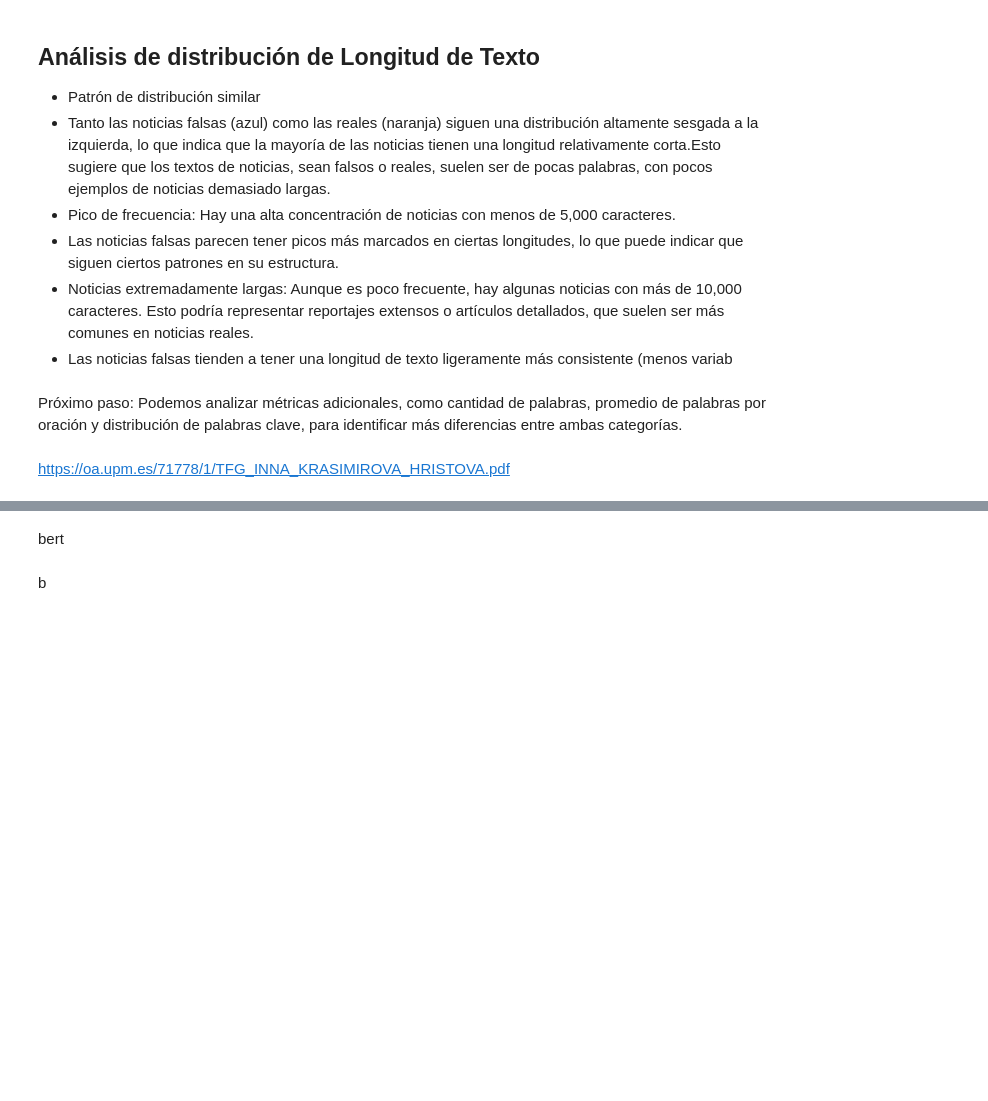
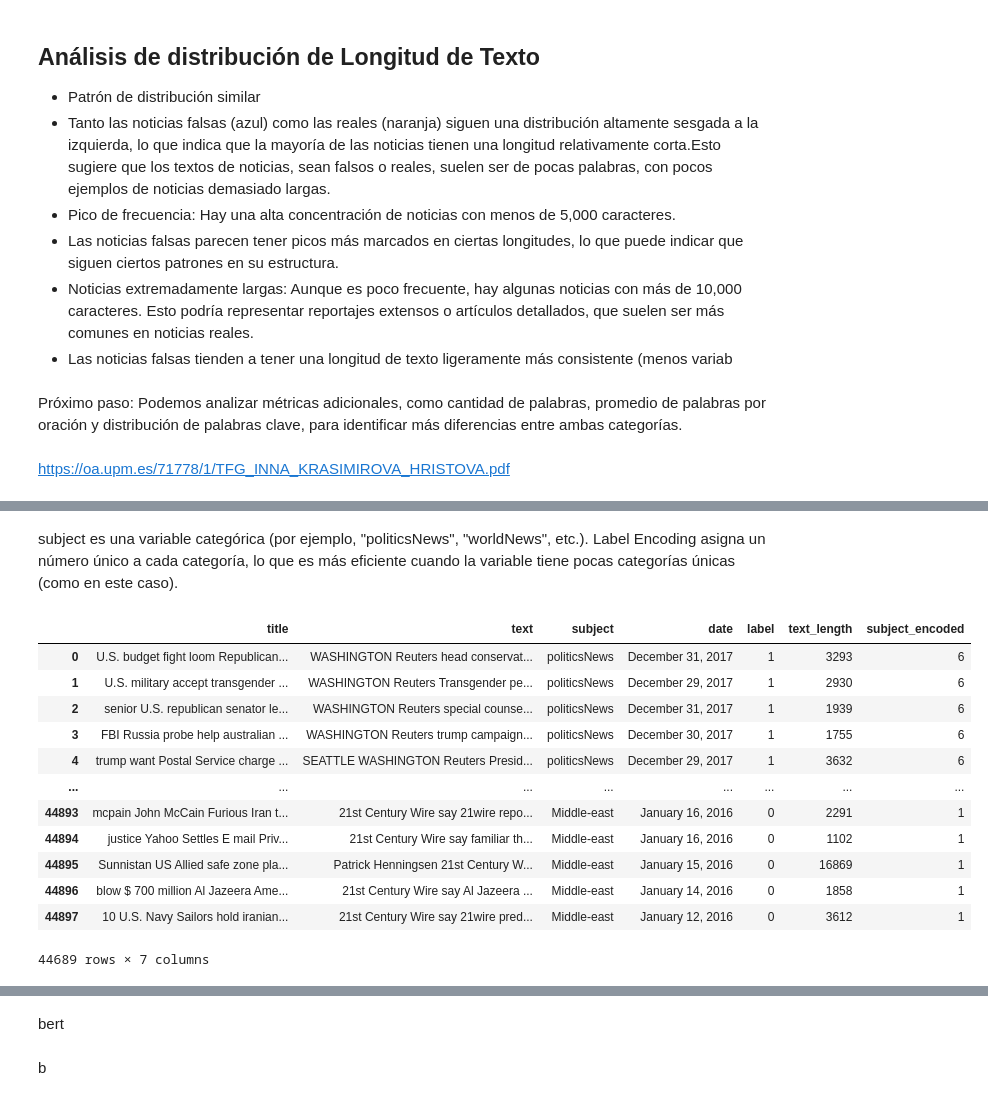
Before and after one commit to IsabelRomoBru/proyecto_machine_learning_Fake_News, a Jupyter notebook: notebooks/EDA.ipynb, the cells around one changed output, grey strips where cells are left out. Drawn from its saved outputs; the diff is of its cells as text; code cells hidden in the pictures; blank space fills up the shorter version.

```diff
--- a/notebooks/EDA.ipynb
+++ b/notebooks/EDA.ipynb
@@ -359,0 +428,19 @@ TfidfVectorizer(max_features=5000, ngram_range=(1,2), stop_words='english')
+# %% [markdown]
+subject es una variable categórica (por ejemplo, "politicsNews", "worldNews", etc.).
+Label Encoding asigna un número único a cada categoría, lo que es más eficiente cuando la variable tiene pocas categorías únicas (como en este caso).
+# %%
+data
+# %% [output]
+|  | title | text | subject | date | label | text_length | subject_encoded |
+| 0 | U.S. budget fight loom Republican... | WASHINGTON Reuters head conservat... | politicsNews | December 31, 2017 | 1 | 3293 | 6 |
+| 1 | U.S. military accept transgender ... | WASHINGTON Reuters Transgender pe... | politicsNews | December 29, 2017 | 1 | 2930 | 6 |
+| 2 | senior U.S. republican senator le... | WASHINGTON Reuters special counse... | politicsNews | December 31, 2017 | 1 | 1939 | 6 |
+| 3 | FBI Russia probe help australian ... | WASHINGTON Reuters trump campaign... | politicsNews | December 30, 2017 | 1 | 1755 | 6 |
+| 4 | trump want Postal Service charge ... | SEATTLE WASHINGTON Reuters Presid... | politicsNews | December 29, 2017 | 1 | 3632 | 6 |
+| ... | ... | ... | ... | ... | ... | ... | ... |
+| 44893 | mcpain John McCain Furious Iran t... | 21st Century Wire say 21wire repo... | Middle-east | January 16, 2016 | 0 | 2291 | 1 |
+| 44894 | justice Yahoo Settles E mail Priv... | 21st Century Wire say familiar th... | Middle-east | January 16, 2016 | 0 | 1102 | 1 |
+| 44895 | Sunnistan US Allied safe zone pla... | Patrick Henningsen 21st Century W... | Middle-east | January 15, 2016 | 0 | 16869 | 1 |
+| 44896 | blow $ 700 million Al Jazeera Ame... | 21st Century Wire say Al Jazeera ... | Middle-east | January 14, 2016 | 0 | 1858 | 1 |
+| 44897 | 10 U.S. Navy Sailors hold iranian... | 21st Century Wire say 21wire pred... | Middle-east | January 12, 2016 | 0 | 3612 | 1 |
+44689 rows × 7 columns
```
Also changed, not shown: parts of 21 cells of this notebook.
